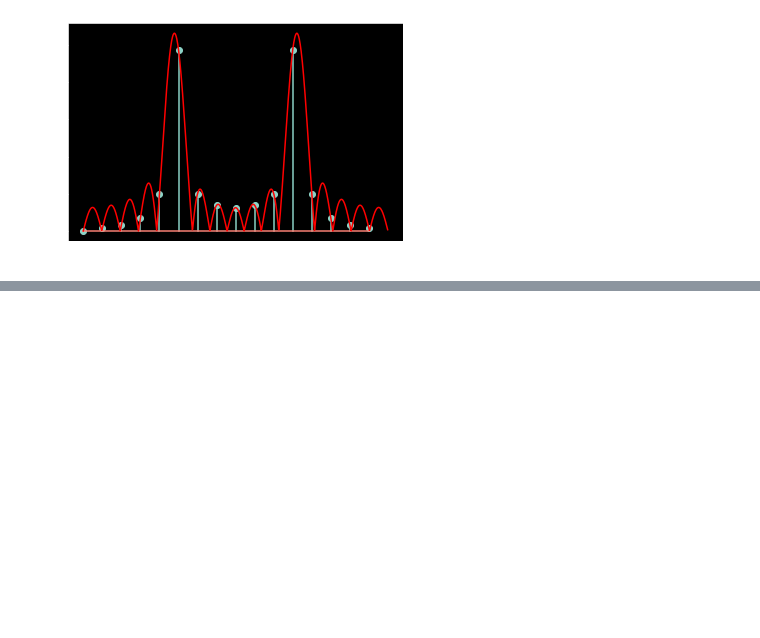
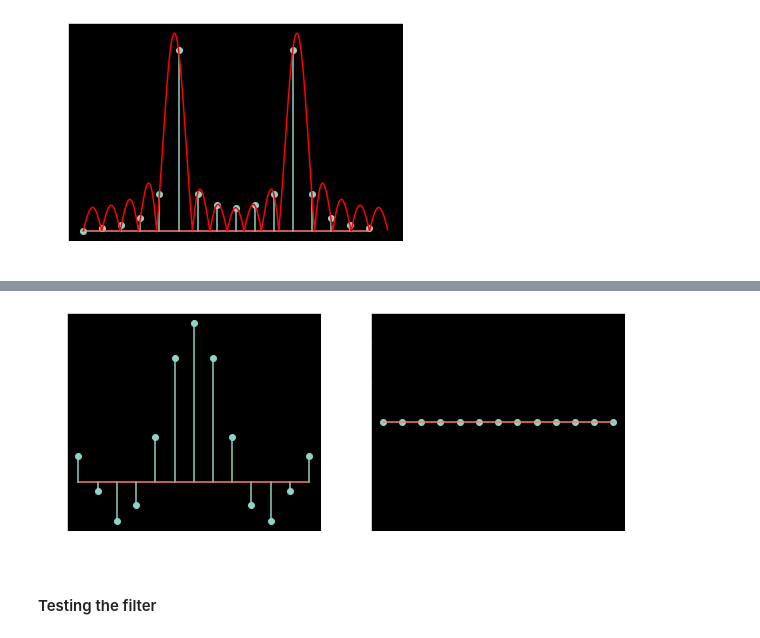
Before and after one commit to mohantyk/srd, a Jupyter notebook: DSP_Chap2.ipynb, the cells around one changed output, grey strips where cells are left out. Saved outputs shown, nothing was run; the diff lists cells and outputs as text; code cells hidden in the pictures; blank space fills up the shorter version.

Commit message:
Design a filter

```diff
--- a/DSP_Chap2.ipynb
+++ b/DSP_Chap2.ipynb
@@ -367,0 +372,22 @@ plt.xticks(np.arange(-0.5, 0.6, 0.1));
+# %%
+# Defining the frequency response
+N = 13
+f = np.arange(N)/N
+f[f>0.5] -= 1
+
+cutoff = 3.5 # MHz
+Fs = 20 # Mhz
+
+mag = np.zeros_like(f)
+mag[abs(f)<(cutoff/Fs)] = 1
+phase = np.zeros_like(f)
+
+H = mag*np.exp(1j*phase)
+f_spec = f.copy()
+# %%
+# IDFT
+h = np.zeros_like(f, np.complex)
+times = np.arange(-(N//2), 1+N//2)
+for idx, n in enumerate(times):
+    tones = np.exp(2j*pi*n*f)
+    h[idx] = H.dot(tones)
@@ -367,0 +405,9 @@ plt.xticks(np.arange(-0.5, 0.6, 0.1));
+# %%
+fig, ax = plt.subplots(1, 2, figsize=(10, 4))
+
+ax[0].stem(times, h.real);
+ax[1].stem(times, h.imag.round(2));
+# %% [output]
+[figure, added]
+# %% [markdown]
+#### Testing the filter
```
Also changed, not shown: parts of 16 cells of this notebook.
